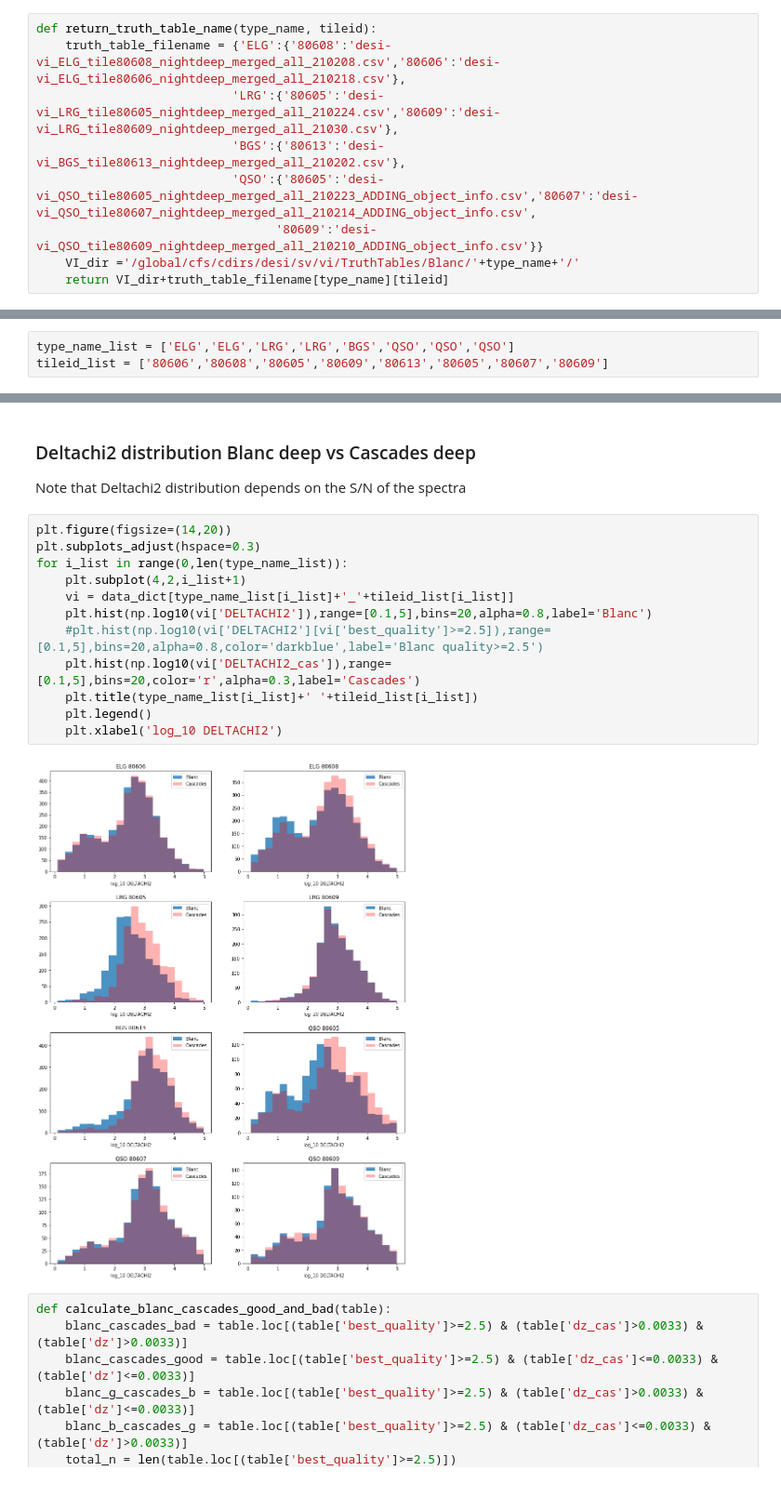
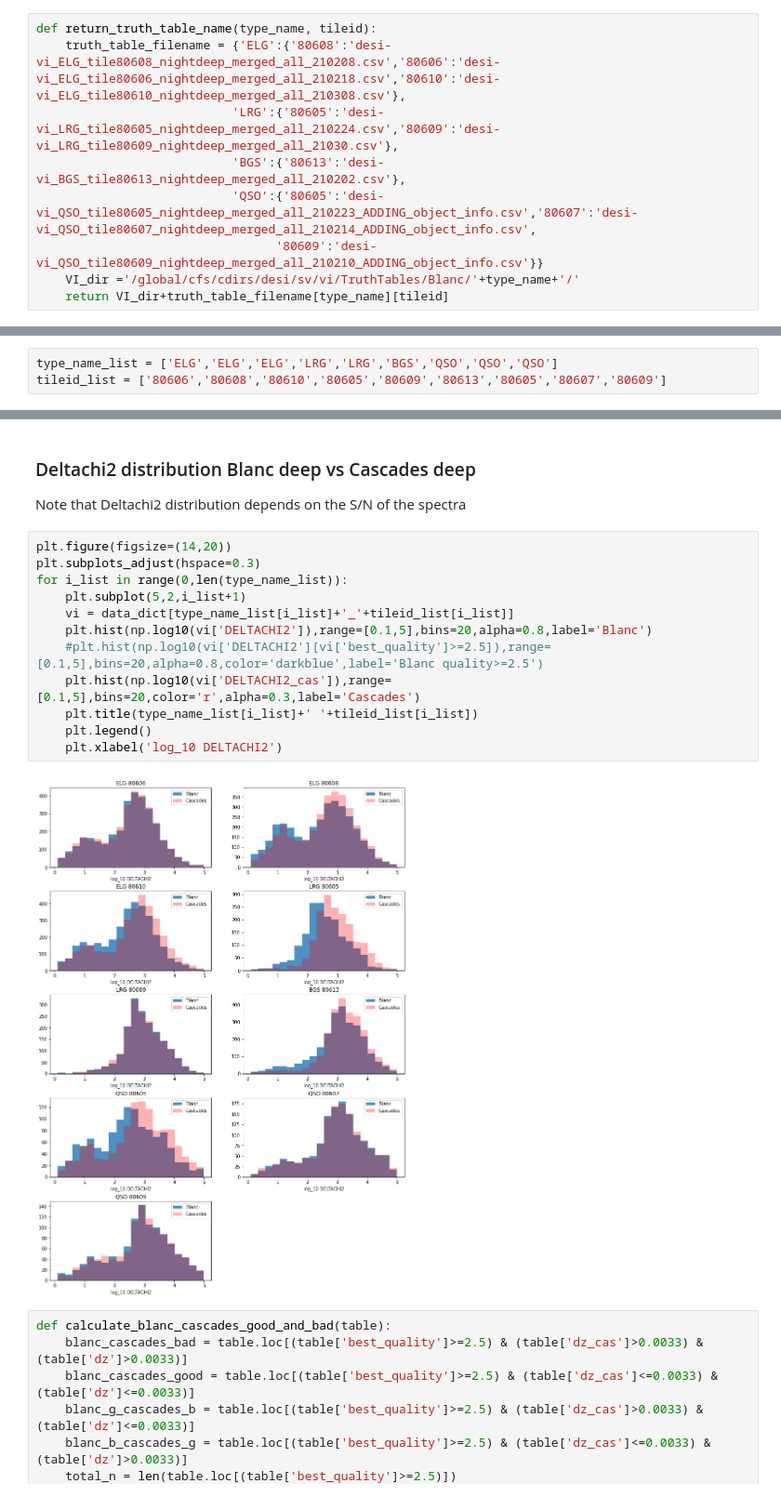
Before and after one commit to astro-blue/DESI_VI, a Jupyter notebook: VI_merging_Blanc/VI_Blanc_vs_Cascades.ipynb, the cells around one changed output, grey strips where cells are left out. Shown at 93% size. Saved outputs shown, nothing was run; the diff lists cells and outputs as text.

```diff
--- a/VI_merging_Blanc/VI_Blanc_vs_Cascades.ipynb
+++ b/VI_merging_Blanc/VI_Blanc_vs_Cascades.ipynb
@@ -20,7 +20,7 @@ def extract_cascades_info(vi,tiledir,tiles,nights,petals):
   return vi
 # %%
 def return_truth_table_name(type_name, tileid):
-    truth_table_filename = {'ELG':{'80608':'desi-vi_ELG_tile80608_nightdeep_merged_all_210208.csv','80606':'desi-vi_ELG_tile80606_nightdeep_merged_all_210218.csv'},
+    truth_table_filename = {'ELG':{'80608':'desi-vi_ELG_tile80608_nightdeep_merged_all_210208.csv','80606':'desi-vi_ELG_tile80606_nightdeep_merged_all_210218.csv','80610':'desi-vi_ELG_tile80610_nightdeep_merged_all_210308.csv'},
                            'LRG':{'80605':'desi-vi_LRG_tile80605_nightdeep_merged_all_210224.csv','80609':'desi-vi_LRG_tile80609_nightdeep_merged_all_21030.csv'},
                            'BGS':{'80613':'desi-vi_BGS_tile80613_nightdeep_merged_all_210202.csv'},
                            'QSO':{'80605':'desi-vi_QSO_tile80605_nightdeep_merged_all_210223_ADDING_object_info.csv','80607':'desi-vi_QSO_tile80607_nightdeep_merged_all_210214_ADDING_object_info.csv',
@@ -55,8 +55,8 @@ import astropy.io.fits as pf
 import pandas as pd
 plt.rcParams['figure.figsize'] = [12, 8]
 # %%
-type_name_list = ['ELG','ELG','LRG','LRG','BGS','QSO','QSO','QSO']
-tileid_list = ['80606','80608','80605','80609','80613','80605','80607','80609']
+type_name_list = ['ELG','ELG','ELG','LRG','LRG','BGS','QSO','QSO','QSO']
+tileid_list = ['80606','80608','80610','80605','80609','80613','80605','80607','80609']
 # %%
 data_dict = {}
 for i_list in range(0,len(type_name_list)):
@@ -68,17 +68,17 @@ Note that Deltachi2 distribution depends on the S/N of the spectra
 # %%
 plt.figure(figsize=(14,20))
 plt.subplots_adjust(hspace=0.3)
 for i_list in range(0,len(type_name_list)):
-    plt.subplot(4,2,i_list+1)
+    plt.subplot(5,2,i_list+1)
     vi = data_dict[type_name_list[i_list]+'_'+tileid_list[i_list]]
     plt.hist(np.log10(vi['DELTACHI2']),range=[0.1,5],bins=20,alpha=0.8,label='Blanc')
     #plt.hist(np.log10(vi['DELTACHI2'][vi['best_quality']>=2.5]),range=[0.1,5],bins=20,alpha=0.8,color='darkblue',label='Blanc quality>=2.5')
     plt.hist(np.log10(vi['DELTACHI2_cas']),range=[0.1,5],bins=20,color='r',alpha=0.3,label='Cascades')
     plt.title(type_name_list[i_list]+' '+tileid_list[i_list])
     plt.legend()
     plt.xlabel('log_10 DELTACHI2')
 # %% [output]
-[figure, old version]
+[figure, new version]
 # %%
 def calculate_blanc_cascades_good_and_bad(table):
     blanc_cascades_bad = table.loc[(table['best_quality']>=2.5) & (table['dz_cas']>0.0033) & (table['dz']>0.0033)]
```
Also changed, not shown: parts of 1 cell of this notebook.
